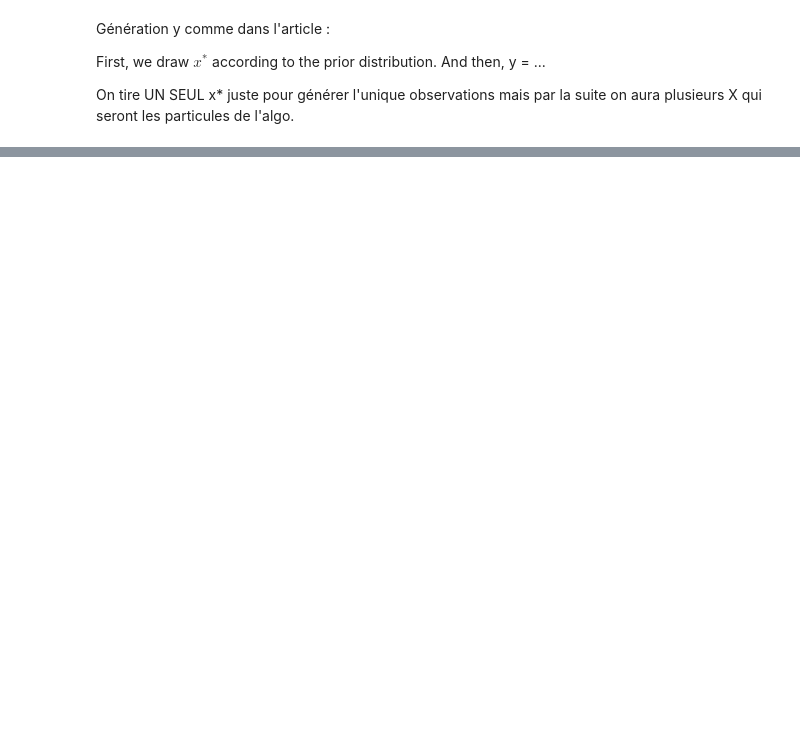
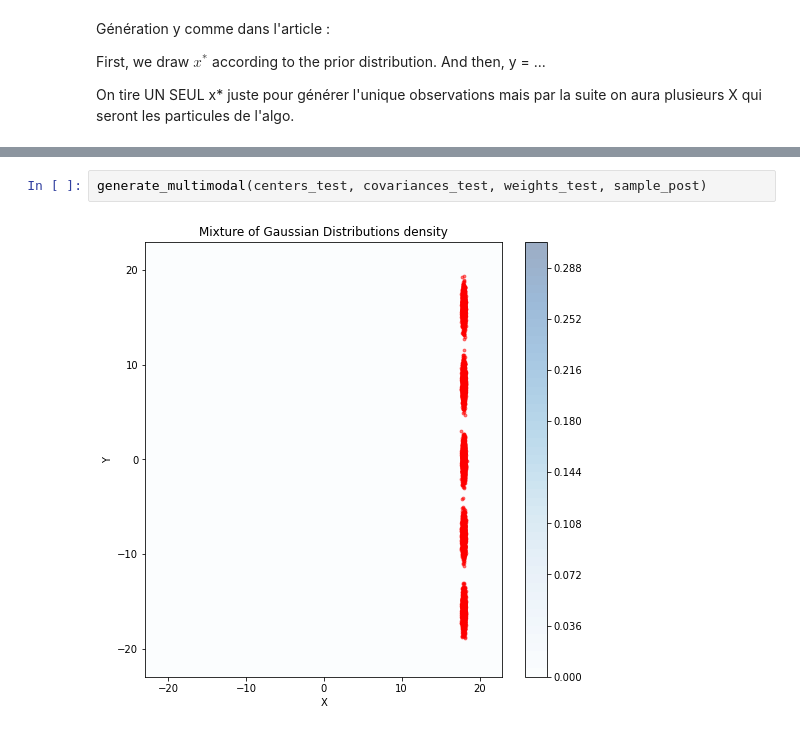
Before and after one commit to PyTomSss/Research_Project-Imperial_College, a Jupyter notebook: Interacting Particles MMLE.ipynb, the cells around one changed output, grey strips where cells are left out. Saved outputs shown, nothing was run; the diff lists cells and outputs as text; blank space fills up the shorter version.

```diff
--- a/Interacting Particles MMLE.ipynb
+++ b/Interacting Particles MMLE.ipynb
@@ -177,0 +170,4 @@ The magnitude of the Stochastic term is 0.0041097878661386835 whereas the magnit
+# %%
+generate_multimodal(centers_test, covariances_test, weights_test, sample_post)
+# %% [output]
+[figure, added]
```
Also changed, not shown: parts of 39 cells of this notebook, 1 other file.
